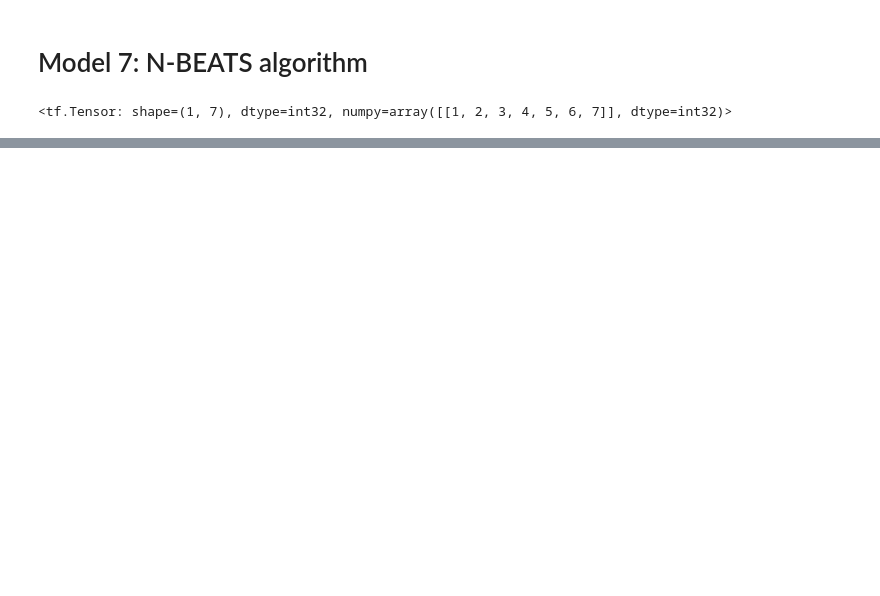
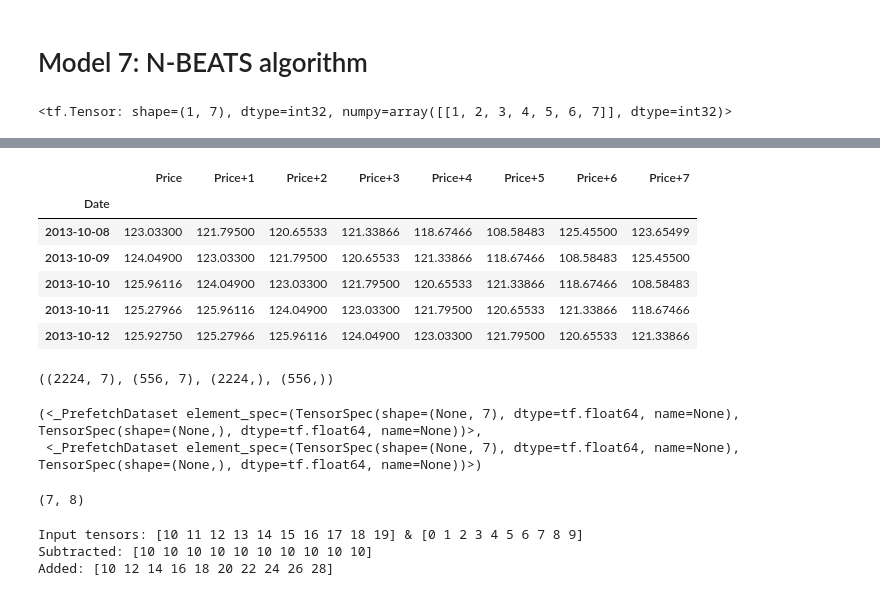
Before and after one commit to databyhuseyn/MachineLearning, a Jupyter notebook: Time_series_forecasting_in_tensorflow.ipynb, the cells around one changed output, grey strips where cells are left out. Saved outputs shown, nothing was run; the diff lists cells and outputs as text; code cells hidden in the pictures; blank space fills up the shorter version.

```diff
--- a/Time_series_forecasting_in_tensorflow.ipynb
+++ b/Time_series_forecasting_in_tensorflow.ipynb
@@ -1025,0 +1038,3 @@ dummy_inputs
+# %%
+HORIZON = 1
+WINDOW_SIZE = 7
@@ -1025,0 +1051,14 @@ dummy_inputs
+# %%
+# Add windowed columns
+bitcoin_prices_nbeats = bitcoin_prices.copy()
+for i in range(WINDOW_SIZE):
+  bitcoin_prices_nbeats[f'Price+{i+1}'] = bitcoin_prices_nbeats['Price'].shift(periods=i+1)
+bitcoin_prices_nbeats.dropna().head()
+# %% [output]
+|  | Price | Price+1 | Price+2 | Price+3 | Price+4 | Price+5 | Price+6 | Price+7 |
+| Date |  |  |  |  |  |  |  |  |
+| 2013-10-08 | 123.03300 | 121.79500 | 120.65533 | 121.33866 | 118.67466 | 108.58483 | 125.45500 | 123.65499 |
+| 2013-10-09 | 124.04900 | 123.03300 | 121.79500 | 120.65533 | 121.33866 | 118.67466 | 108.58483 | 125.45500 |
+| 2013-10-10 | 125.96116 | 124.04900 | 123.03300 | 121.79500 | 120.65533 | 121.33866 | 118.67466 | 108.58483 |
+| 2013-10-11 | 125.27966 | 125.96116 | 124.04900 | 123.03300 | 121.79500 | 120.65533 | 121.33866 | 118.67466 |
+| 2013-10-12 | 125.92750 | 125.27966 | 125.96116 | 124.04900 | 123.03300 | 121.79500 | 120.65533 | 121.33866 |
@@ -1025,0 +1076,55 @@ dummy_inputs
+# %%
+X_train.shape, X_test.shape, y_train.shape, y_test.shape
+# %% [output]
+((2224, 7), (556, 7), (2224,), (556,))
+# %%
+train_features_dataset = tf.data.Dataset.from_tensor_slices(X_train)
+train_labels_dataset = tf.data.Dataset.from_tensor_slices(y_train)
+
+test_features_dataset = tf.data.Dataset.from_tensor_slices(X_test)
+test_labels_dataset = tf.data.Dataset.from_tensor_slices(y_test)
+
+# Combining
+train_dataset = tf.data.Dataset.zip(train_features_dataset, train_labels_dataset)
+test_dataset = tf.data.Dataset.zip(test_features_dataset, test_labels_dataset)
+
+# Batching and prefetcing
+BATCH_SIZE = 1024
+train_dataset = train_dataset.batch(BATCH_SIZE).prefetch(tf.data.AUTOTUNE)
+test_dataset = test_dataset.batch(BATCH_SIZE).prefetch(tf.data.AUTOTUNE)
+
+train_dataset, test_dataset
+# %% [output]
+(<_PrefetchDataset element_spec=(TensorSpec(shape=(None, 7), dtype=tf.float64, name=None), TensorSpec(shape=(None,), dtype=tf.float64, name=None))>,
+ <_PrefetchDataset element_spec=(TensorSpec(shape=(None, 7), dtype=tf.float64, name=None), TensorSpec(shape=(None,), dtype=tf.float64, name=None))>)
+# %%
+# Values from N-Beats paper Figure 1 and Table 18/Appendix D
+N_EPOCHS = 5000  # called 'Iterations' in Table 18
+N_NEURONS = 512  # called 'Width' in Table 18
+N_LAYERS = 4
+N_STACKS = 30
+
+INPUT_SIZE = WINDOW_SIZE * HORIZON   # Called 'Lookback' in Table 18
+THETA_SIZE = INPUT_SIZE + HORIZON
+
+INPUT_SIZE, THETA_SIZE
+# %% [output]
+(7, 8)
+# %%
+# Make tensors
+tensor_1 = tf.range(10) + 10
+tensor_2 = tf.range(10)
+
+# Subtract
+subtracted = layers.subtract([tensor_1, tensor_2])
+
+# Add
+added = layers.add([tensor_1, tensor_2])
+
+print(f'Input tensors: {tensor_1.numpy()} & {tensor_2.numpy()}')
+print(f'Subtracted: {subtracted.numpy()}')
+print(f'Added: {added.numpy()}')
+# %% [output]
+Input tensors: [10 11 12 13 14 15 16 17 18 19] & [0 1 2 3 4 5 6 7 8 9]
+Subtracted: [10 10 10 10 10 10 10 10 10 10]
+Added: [10 12 14 16 18 20 22 24 26 28]
```
Also changed, not shown: parts of 35 cells of this notebook.
